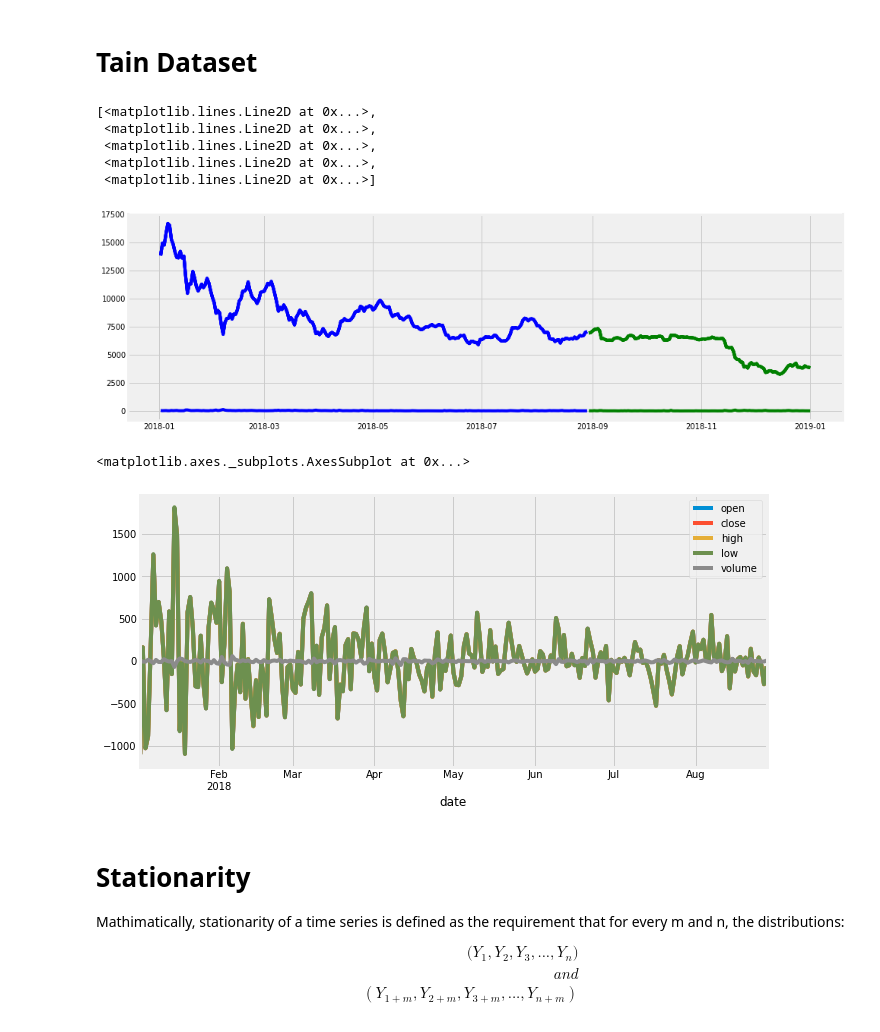
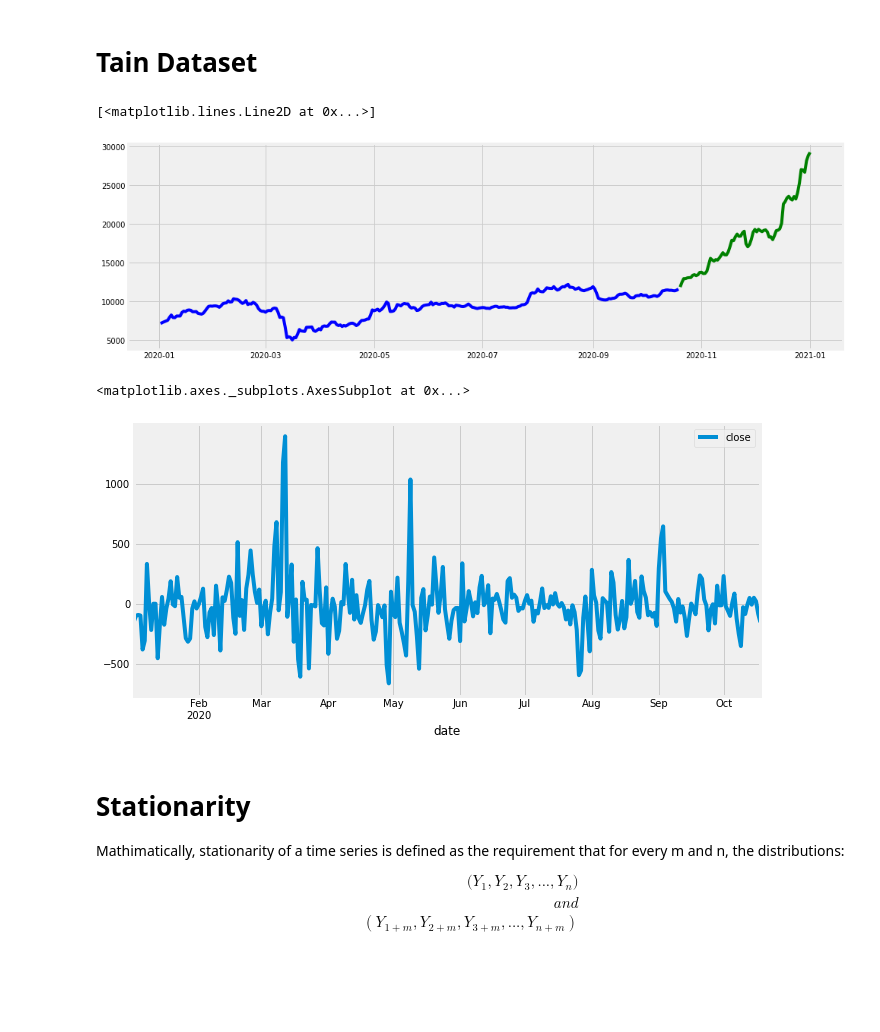
Before and after one commit to ayoubbensakhria/finance_algo, a Jupyter notebook: ARMA_Model.ipynb, the cells around one changed output. Saved outputs shown, nothing was run; the diff lists cells and outputs as text; code cells hidden in the pictures; blank space fills up the shorter version.

```diff
--- a/ARMA_Model.ipynb
+++ b/ARMA_Model.ipynb
@@ -66,24 +66,20 @@ The PACF "cuts off" after the 2nd lag, while the ACF "tails off" to zero. You pr
 # %%
 ddf = df.resample("D").mean()
 # using a range of dates
-mask = (ddf.index > '2018-01-01') & (ddf.index <= '2019-01-01')
+mask = (ddf.index > '2020-01-01') & (ddf.index <= '2021-01-01')
 ddf = ddf.loc[mask]
 # %% [markdown]
 # Tain Dataset
 # %%
 # using scikitlearn to split the dataset into 80% training and 20% validation datasets
-df_train, df_valid = train_test_split(ddf, train_size = 0.66, shuffle=False)
+df_train, df_valid = train_test_split(ddf, train_size = 0.8, shuffle=False)
 
 plt.figure(figsize=(15,5))
 plt.plot(df_train, color='blue')
 plt.plot(df_valid, color='green')
 # %% [output]
-[<matplotlib.lines.Line2D at 0x...>,
- <matplotlib.lines.Line2D at 0x...>,
- <matplotlib.lines.Line2D at 0x...>,
- <matplotlib.lines.Line2D at 0x...>,
- <matplotlib.lines.Line2D at 0x...>]
+[<matplotlib.lines.Line2D at 0x...>]
-[figure, old version]
+[figure, new version]
 # %%
 
 # Difference the stock price and make it stationary
@@ -94,7 +90,7 @@ df1_train.dropna(inplace=True)
 df1_train.plot(figsize = (10,5))
 # %% [output]
 <matplotlib.axes._subplots.AxesSubplot at 0x...>
-[figure, old version]
+[figure, new version]
 # %% [markdown]
 # Stationarity
 Mathimatically, stationarity of a time series is defined as the requirement that for every m and n, the distributions: \begin{align}
```
Also changed, not shown: parts of 17 cells of this notebook.
